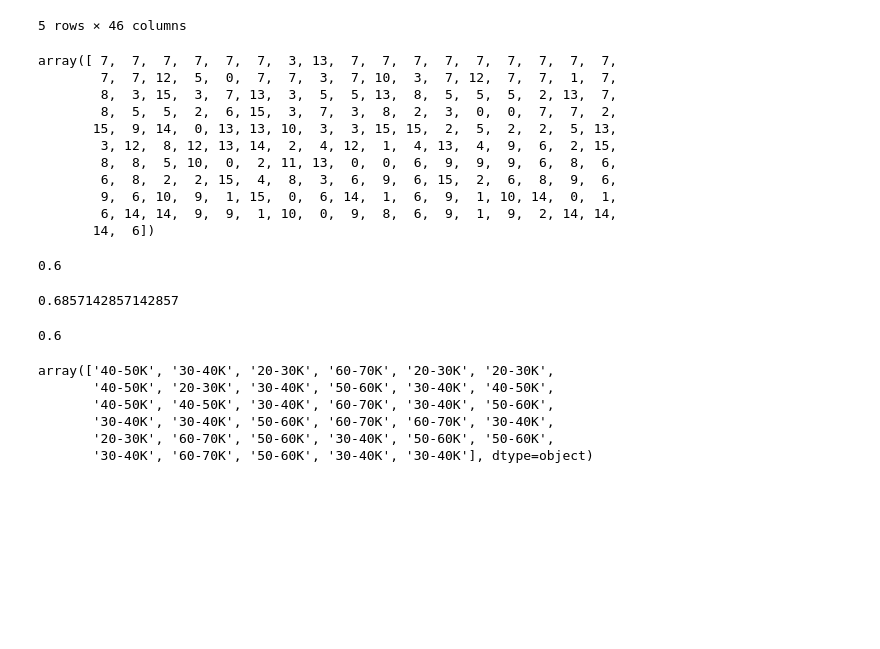
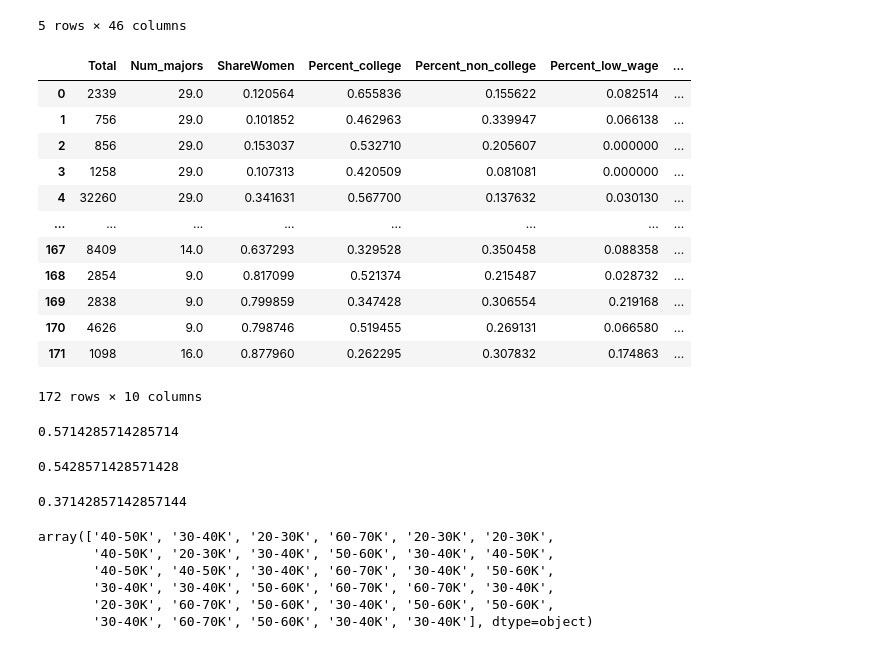
Before and after one commit to siennawishart/MSCI-446-Project, a Jupyter notebook: Supervised Learning/NB.ipynb, the cells around one changed output. Cells and saved outputs as stored; diff of their text form; code cells hidden in the pictures; blank space fills up the shorter version.

```diff
--- a/Supervised Learning/NB.ipynb
+++ b/Supervised Learning/NB.ipynb
@@ -29,29 +22,38 @@ df.head()
 5 rows × 46 columns
 # %%
 # extract relevant features for supervised learning
-features = df[["Major_category", "Num_majors", "Women", "ShareWomen", "Percent_college", "Percent_non_college", "Percent_low_wage", "Percent_sample_size", "Unemployment_rate", "P75th", "P25th", "Part_time"]]
+# 60, 74, 66, 72
+features = df[["Total", "Num_majors", "ShareWomen", "Percent_college", "Percent_non_college", "Percent_low_wage", "Percent_sample_size", "Unemployment_rate", "Part_time"]].copy()
+# 57, 48, 45
+# features = df[["Num_majors", "ShareWomen", "Percent_college", "Percent_non_college", "Percent_low_wage", "Percent_sample_size", "Unemployment_rate", "Part_time"]].copy()
+
 
 # # extract predicted class variable
 # medians = df[["Median_category"]]
-# %%
-medians
-# %% [output]
-array([ 7,  7,  7,  7,  7,  7,  3, 13,  7,  7,  7,  7,  7,  7,  7,  7,  7,
-        7,  7, 12,  5,  0,  7,  7,  3,  7, 10,  3,  7, 12,  7,  7,  1,  7,
-        8,  3, 15,  3,  7, 13,  3,  5,  5, 13,  8,  5,  5,  5,  2, 13,  7,
-        8,  5,  5,  2,  6, 15,  3,  7,  3,  8,  2,  3,  0,  0,  7,  7,  2,
-       15,  9, 14,  0, 13, 13, 10,  3,  3, 15, 15,  2,  5,  2,  2,  5, 13,
-        3, 12,  8, 12, 13, 14,  2,  4, 12,  1,  4, 13,  4,  9,  6,  2, 15,
-        8,  8,  5, 10,  0,  2, 11, 13,  0,  0,  6,  9,  9,  9,  6,  8,  6,
-        6,  8,  2,  2, 15,  4,  8,  3,  6,  9,  6, 15,  2,  6,  8,  9,  6,
-        9,  6, 10,  9,  1, 15,  0,  6, 14,  1,  6,  9,  1, 10, 14,  0,  1,
-        6, 14, 14,  9,  9,  1, 10,  0,  9,  8,  6,  9,  1,  9,  2, 14, 14,
-       14,  6])
 # %%
 # encode predicted class variable as numerical label
 le = LabelEncoder()
-medians = le.fit_transform(df["Major_category"])
-# le.transform(features["Major_category"])
+medians = le.fit_transform(df["Median_category"])
+
+le2 = LabelEncoder()
+features["Major_category"] = le2.fit_transform(df["Major_category"])
+# le2.inverse_transform(features["Major_category"])
+# %%
+features
+# %% [output]
+|  | Total | Num_majors | ShareWomen | Percent_college | Percent_non_college | Percent_low_wage | ... |
+| 0 | 2339 | 29.0 | 0.120564 | 0.655836 | 0.155622 | 0.082514 | ... |
+| 1 | 756 | 29.0 | 0.101852 | 0.462963 | 0.339947 | 0.066138 | ... |
+| 2 | 856 | 29.0 | 0.153037 | 0.532710 | 0.205607 | 0.000000 | ... |
+| 3 | 1258 | 29.0 | 0.107313 | 0.420509 | 0.081081 | 0.000000 | ... |
+| 4 | 32260 | 29.0 | 0.341631 | 0.567700 | 0.137632 | 0.030130 | ... |
+| ... | ... | ... | ... | ... | ... | ... | ... |
+| 167 | 8409 | 14.0 | 0.637293 | 0.329528 | 0.350458 | 0.088358 | ... |
+| 168 | 2854 | 9.0 | 0.817099 | 0.521374 | 0.215487 | 0.028732 | ... |
+| 169 | 2838 | 9.0 | 0.799859 | 0.347428 | 0.306554 | 0.219168 | ... |
+| 170 | 4626 | 9.0 | 0.798746 | 0.519455 | 0.269131 | 0.066580 | ... |
+| 171 | 1098 | 16.0 | 0.877960 | 0.262295 | 0.307832 | 0.174863 | ... |
+172 rows × 10 columns
 # %%
 # split into train and test sets
 X_train, X_test, y_train, y_test = train_test_split(features, medians, test_size=0.2, random_state=42)
@@ -65,11 +67,12 @@ predictions = naive_bayes.predict(X_test)
 # generate accuracy score
 naive_bayes.score(X_test, y_test)
 # %% [output]
-0.6
+0.5714285714285714
 # %%
 ### Gaussian 68%
+VAR_SMOOTHING = 1
 
-naive_bayes = GaussianNB()
+naive_bayes = GaussianNB(var_smoothing=VAR_SMOOTHING)
 # fit gaussian Naive Bayes model on training set
 naive_bayes.fit(X_train, y_train)
 # predict class variable on test set
@@ -77,24 +80,24 @@ predictions = naive_bayes.predict(X_test)
 # generate accuracy score
 naive_bayes.score(X_test, y_test)
 # %% [output]
-0.6857142857142857
+0.5428571428571428
 # %%
 ## Mixed Naive Bayes --> 60% accuracy
 ## https://pypi.org/project/mixed-naive-bayes/#api-documentation
 ## https://github.com/remykarem/mixed-naive-bayes
 
-label_encoder = LabelEncoder()
-mixedNB_y_train = label_encoder.fit_transform(y_train["Median_category"])
-mixedNB_y_test = label_encoder.transform(y_test["Median_category"])
+# label_encoder = LabelEncoder()
+# mixedNB_y_train = label_encoder.fit_transform(y_train["Median_category"])
+# mixedNB_y_test = label_encoder.transform(y_test["Median_category"])
 
 # initalize mixed Naive Bayes model with column 0 designated as categorical feature
-mixedNB = MixedNB(categorical_features=[0])
+mixedNB = MixedNB(categorical_features=[-1])
 # fit mixed Naive Bayes model on training set
-mixedNB.fit(X_train, mixedNB_y_train)
+mixedNB.fit(X_train, y_train)
 # predict class variable on test set
 mixedNB_predictions = mixedNB.predict(X_test)
 # generate accuracy score
-mixedNB.score(X_test, mixedNB_y_test)
+mixedNB.score(X_test, y_test)
 # print(confusion_matrix(mixedNB_y_test, mixedNB_predictions), ": is the confusion matrix")
 # %% [output]
-0.6
+0.37142857142857144
```
Also changed, not shown: parts of 6 cells of this notebook, 1 other file.
